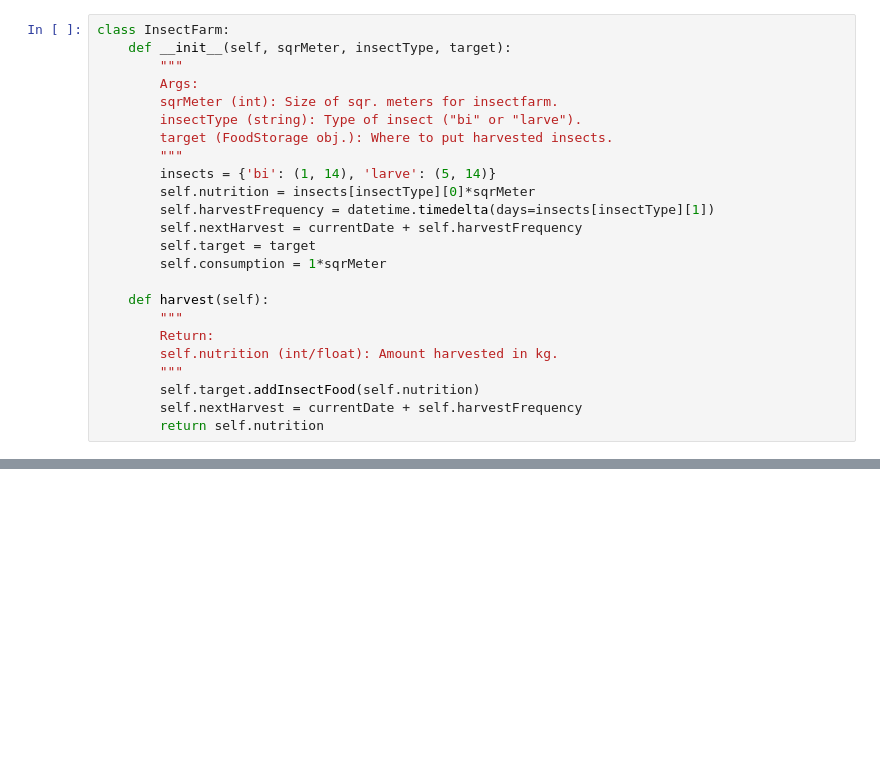
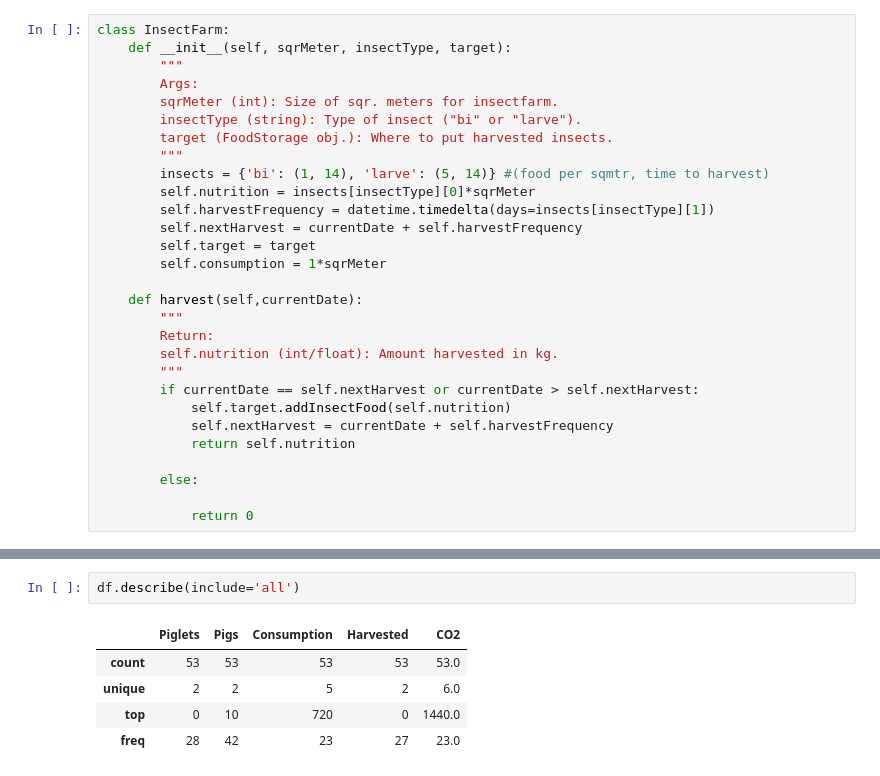
Before and after one commit to krsvendsen/GL_simulering, a Jupyter notebook: simulering.ipynb, the cells around one changed output, grey strips where cells are left out. Drawn from its saved outputs; the diff is of its cells as text; blank space fills up the shorter version.

```diff
--- a/simulering.ipynb
+++ b/simulering.ipynb
@@ -65,18 +76,23 @@ class InsectFarm:
         insectType (string): Type of insect ("bi" or "larve").
         target (FoodStorage obj.): Where to put harvested insects.
         """
-        insects = {'bi': (1, 14), 'larve': (5, 14)}
+        insects = {'bi': (1, 14), 'larve': (5, 14)} #(food per sqmtr, time to harvest)
         self.nutrition = insects[insectType][0]*sqrMeter
         self.harvestFrequency = datetime.timedelta(days=insects[insectType][1])
         self.nextHarvest = currentDate + self.harvestFrequency
         self.target = target
         self.consumption = 1*sqrMeter
 
-    def harvest(self):
+    def harvest(self,currentDate):
         """
         Return:
         self.nutrition (int/float): Amount harvested in kg.
         """
-        self.target.addInsectFood(self.nutrition)
-        self.nextHarvest = currentDate + self.harvestFrequency
-        return self.nutrition
+        if currentDate == self.nextHarvest or currentDate > self.nextHarvest:
+            self.target.addInsectFood(self.nutrition)
+            self.nextHarvest = currentDate + self.harvestFrequency
+            return self.nutrition
+
+        else:
+
+            return 0
@@ -358,0 +312,8 @@ df[['Piglets', 'Pigs']].plot()
+# %%
+df.describe(include='all')
+# %% [output]
+|  | Piglets | Pigs | Consumption | Harvested | CO2 |
+| count | 53 | 53 | 53 | 53 | 53.0 |
+| unique | 2 | 2 | 5 | 2 | 6.0 |
+| top | 0 | 10 | 720 | 0 | 1440.0 |
+| freq | 28 | 42 | 23 | 27 | 23.0 |
```
Also changed, not shown: parts of 15 cells of this notebook.
